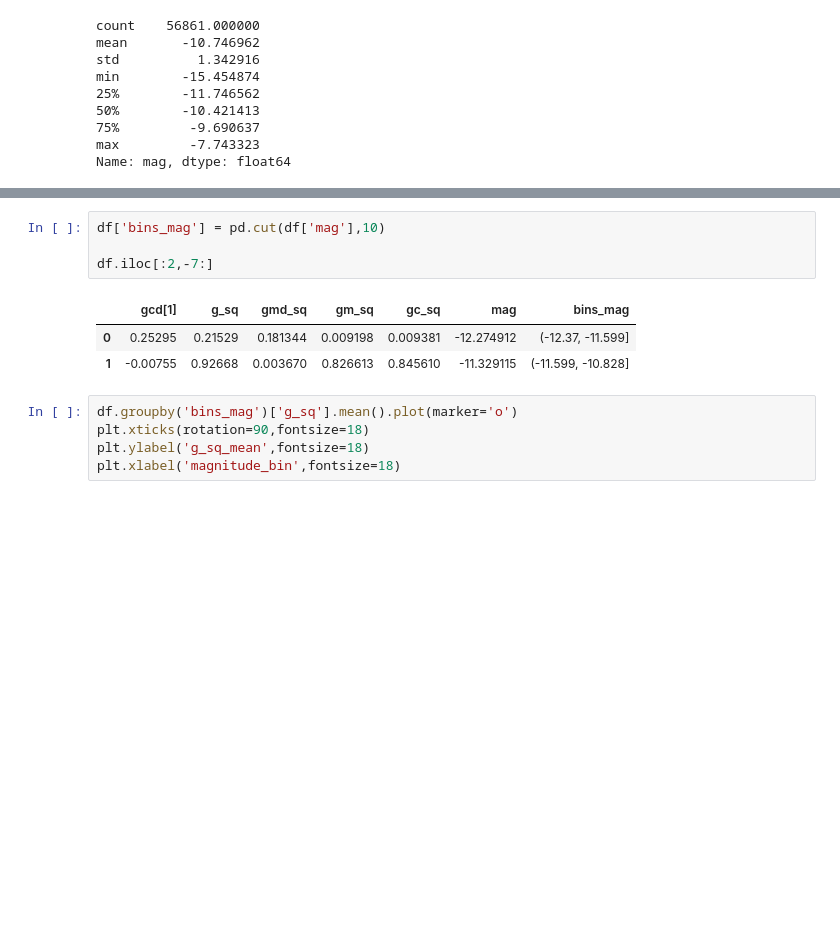
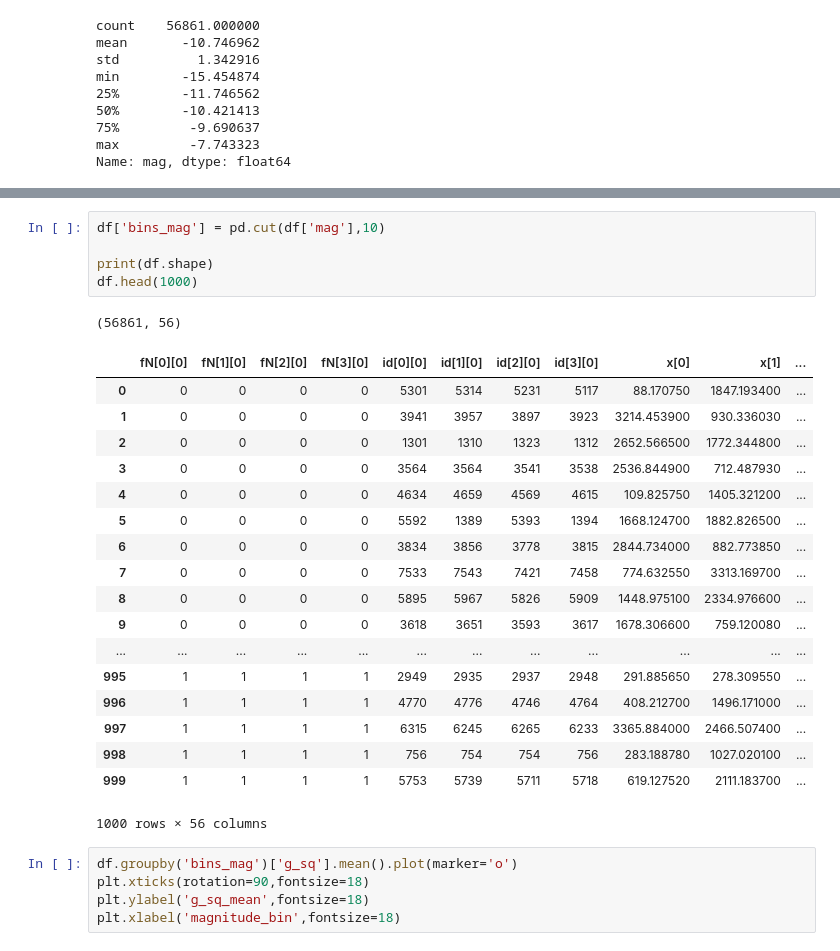
Before and after one commit to bpRsh/2019_shear_analysis_after_dmstack, a Jupyter notebook: Dec_2019/Dec_05/a02_g_sq_mean_for_magnitude_bins.ipynb, the cells around one changed output, grey strips where cells are left out. Cells and saved outputs as stored; diff of their text form; blank space fills up the shorter version.

```diff
--- a/Dec_2019/Dec_05/a02_g_sq_mean_for_magnitude_bins.ipynb
+++ b/Dec_2019/Dec_05/a02_g_sq_mean_for_magnitude_bins.ipynb
@@ -179,11 +187,28 @@ df.filter(regex='mag',axis=1).head(2)
 # %%
 df['bins_mag'] = pd.cut(df['mag'],10)
 
-df.iloc[:2,-7:]
+print(df.shape)
+df.head(1000)
 # %% [output]
+(56861, 56)
-|  | gcd[1] | g_sq | gmd_sq | gm_sq | gc_sq | mag | bins_mag |
-| 0 | 0.25295 | 0.21529 | 0.181344 | 0.009198 | 0.009381 | -12.274912 | (-12.37, -11.599] |
-| 1 | -0.00755 | 0.92668 | 0.003670 | 0.826613 | 0.845610 | -11.329115 | (-11.599, -10.828] |
+|  | fN[0][0] | fN[1][0] | fN[2][0] | fN[3][0] | id[0][0] | id[1][0] | id[2][0] | id[3][0] | x[0] | x[1] | ... |
+| 0 | 0 | 0 | 0 | 0 | 5301 | 5314 | 5231 | 5117 | 88.170750 | 1847.193400 | ... |
+| 1 | 0 | 0 | 0 | 0 | 3941 | 3957 | 3897 | 3923 | 3214.453900 | 930.336030 | ... |
+| 2 | 0 | 0 | 0 | 0 | 1301 | 1310 | 1323 | 1312 | 2652.566500 | 1772.344800 | ... |
+| 3 | 0 | 0 | 0 | 0 | 3564 | 3564 | 3541 | 3538 | 2536.844900 | 712.487930 | ... |
+| 4 | 0 | 0 | 0 | 0 | 4634 | 4659 | 4569 | 4615 | 109.825750 | 1405.321200 | ... |
+| 5 | 0 | 0 | 0 | 0 | 5592 | 1389 | 5393 | 1394 | 1668.124700 | 1882.826500 | ... |
+| 6 | 0 | 0 | 0 | 0 | 3834 | 3856 | 3778 | 3815 | 2844.734000 | 882.773850 | ... |
+| 7 | 0 | 0 | 0 | 0 | 7533 | 7543 | 7421 | 7458 | 774.632550 | 3313.169700 | ... |
+| 8 | 0 | 0 | 0 | 0 | 5895 | 5967 | 5826 | 5909 | 1448.975100 | 2334.976600 | ... |
+| 9 | 0 | 0 | 0 | 0 | 3618 | 3651 | 3593 | 3617 | 1678.306600 | 759.120080 | ... |
+| ... | ... | ... | ... | ... | ... | ... | ... | ... | ... | ... | ... |
+| 995 | 1 | 1 | 1 | 1 | 2949 | 2935 | 2937 | 2948 | 291.885650 | 278.309550 | ... |
+| 996 | 1 | 1 | 1 | 1 | 4770 | 4776 | 4746 | 4764 | 408.212700 | 1496.171000 | ... |
+| 997 | 1 | 1 | 1 | 1 | 6315 | 6245 | 6265 | 6233 | 3365.884000 | 2466.507400 | ... |
+| 998 | 1 | 1 | 1 | 1 | 756 | 754 | 754 | 756 | 283.188780 | 1027.020100 | ... |
+| 999 | 1 | 1 | 1 | 1 | 5753 | 5739 | 5711 | 5718 | 619.127520 | 2111.183700 | ... |
+1000 rows × 56 columns
 # %%
 df.groupby('bins_mag')['g_sq'].mean().plot(marker='o')
 plt.xticks(rotation=90,fontsize=18)
```
Also changed, not shown: parts of 2 cells of this notebook.
